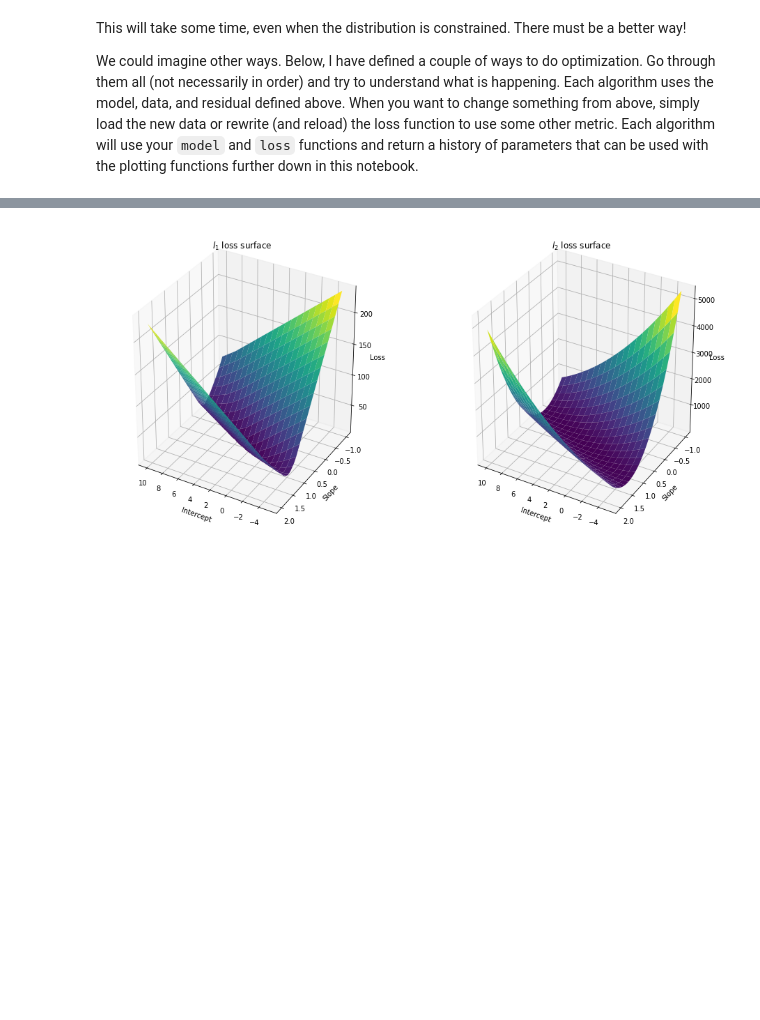
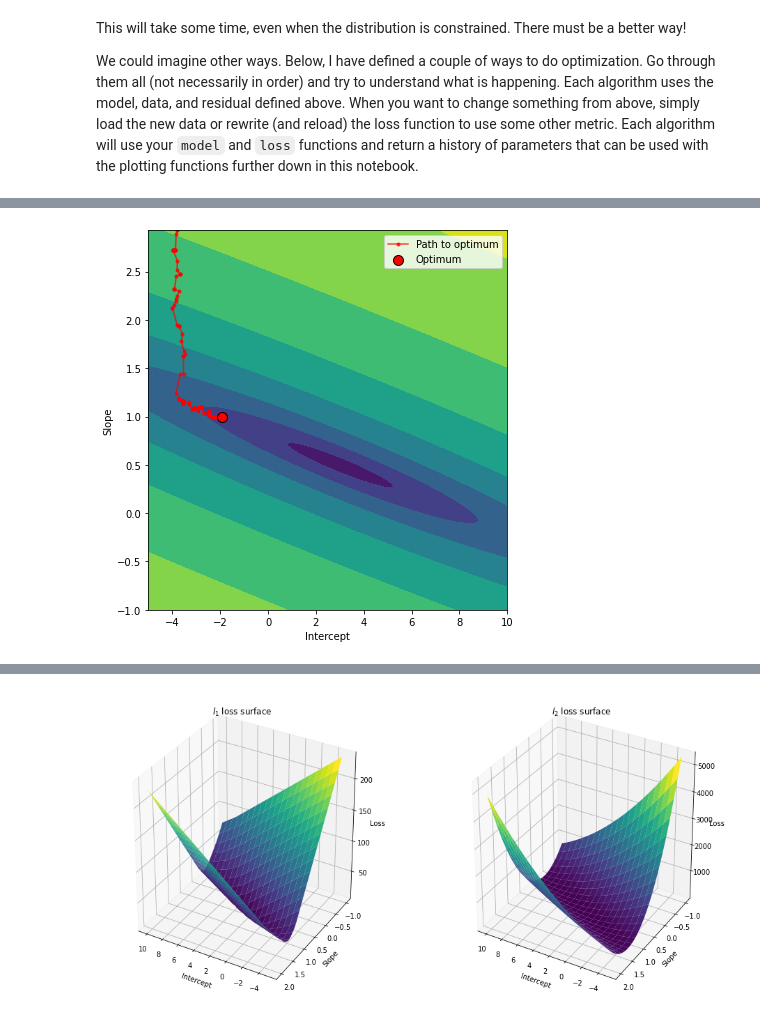
Before and after one commit to fredrikwahlberg/5LN708, a Jupyter notebook: Mini-lab 02 - Linear Regression with MLE and MAP.ipynb, the cells around one changed output, grey strips where cells are left out. Drawn from its saved outputs; the diff is of its cells as text; code cells hidden in the pictures; blank space fills up the shorter version.

```diff
--- a/Mini-lab 02 - Linear Regression with MLE and MAP.ipynb
+++ b/Mini-lab 02 - Linear Regression with MLE and MAP.ipynb
@@ -238,3 +255,7 @@ plot_loss(history)
+# %%
+plot_loss_landscape(history, loss_function=loss_function)
+# %% [output]
+[figure, added]
 # %%
 def plot_wrapper(iteration):
   intercept, slope = history[iteration]
```
Also changed, not shown: parts of 13 cells of this notebook.
